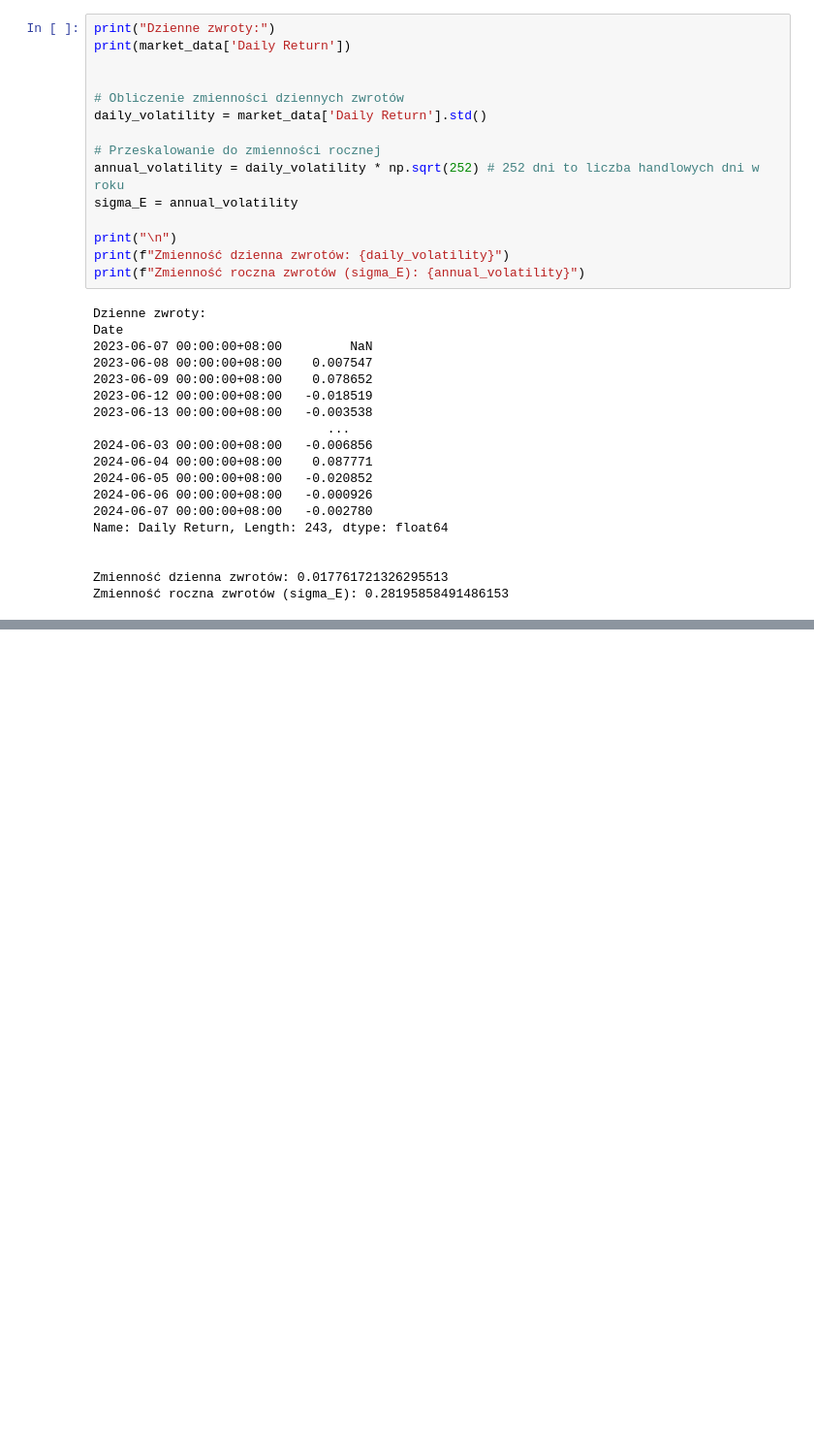
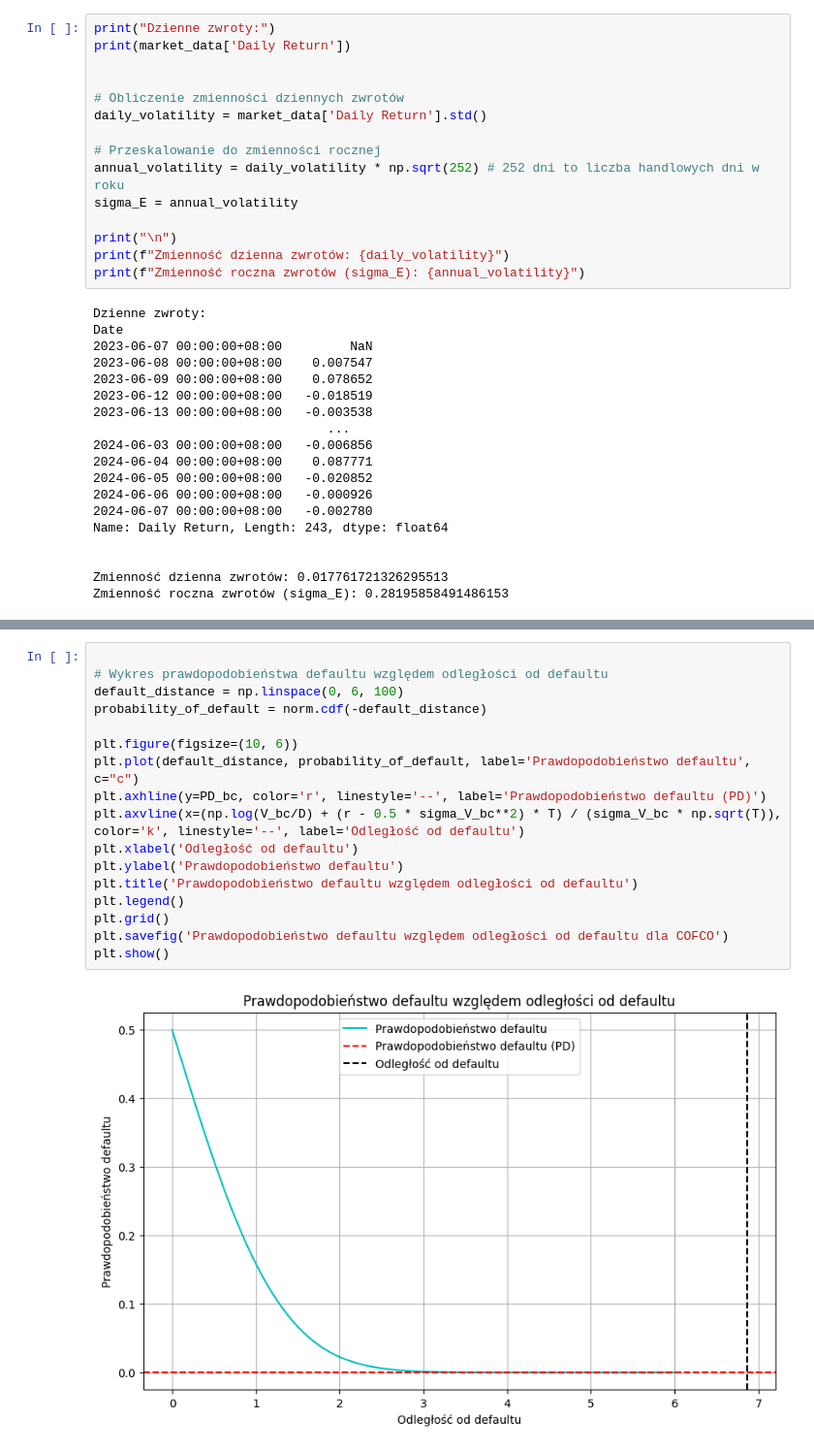
Before and after one commit to MarCodeWaves/Nestle_risk_management_analysis, a Jupyter notebook: Projekt_5/marcelina_k_cofco.ipynb, the cells around one changed output, grey strips where cells are left out. Shown: that part at 97% size. Cells and saved outputs as stored; diff of their text form; blank space fills up the shorter version.

```diff
--- a/Projekt_5/marcelina_k_cofco.ipynb
+++ b/Projekt_5/marcelina_k_cofco.ipynb
@@ -114,3 +117,22 @@ print(f"Zmienność Wartości Rynkowej Aktywów (σ_V): {sigma_V_bc:.4g}")
 Prawdopodobieństwo Defaultu (PD): 3.417e-12
 Wartość Rynkowa Aktywów (V): 2.923e+10
 Zmienność Wartości Rynkowej Aktywów (σ_V): 0.222
+# %%
+
+# Wykres prawdopodobieństwa defaultu względem odległości od defaultu
+default_distance = np.linspace(0, 6, 100)
+probability_of_default = norm.cdf(-default_distance)
+
+plt.figure(figsize=(10, 6))
+plt.plot(default_distance, probability_of_default, label='Prawdopodobieństwo defaultu', c="c")
+plt.axhline(y=PD_bc, color='r', linestyle='--', label='Prawdopodobieństwo defaultu (PD)')
+plt.axvline(x=(np.log(V_bc/D) + (r - 0.5 * sigma_V_bc**2) * T) / (sigma_V_bc * np.sqrt(T)), color='k', linestyle='--', label='Odległość od defaultu')
+plt.xlabel('Odległość od defaultu')
+plt.ylabel('Prawdopodobieństwo defaultu')
+plt.title('Prawdopodobieństwo defaultu względem odległości od defaultu')
+plt.legend()
+plt.grid()
+plt.savefig('Prawdopodobieństwo defaultu względem odległości od defaultu dla COFCO')
+plt.show()
+# %% [output]
+[figure, added]
```
Also changed, not shown: parts of 3 cells of this notebook, 3 other files.
